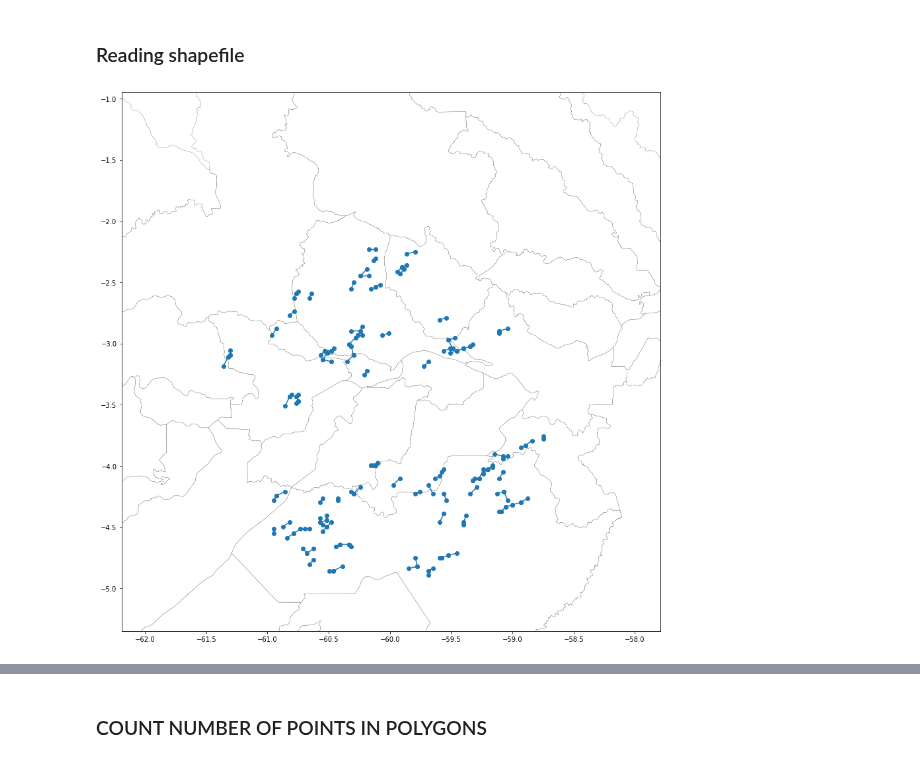
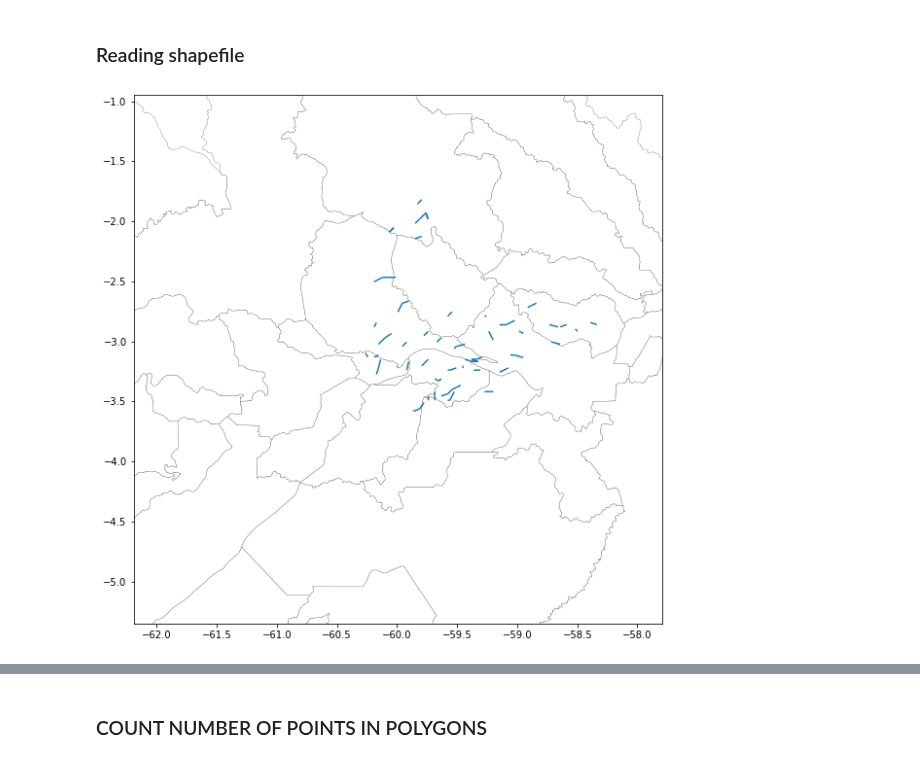
Before and after one commit to helvecioneto/CAP-394, a Jupyter notebook: 01-EDA.ipynb, the cells around one changed output, grey strips where cells are left out. Saved outputs shown, nothing was run; the diff lists cells and outputs as text; code cells hidden in the pictures.

```diff
--- a/01-EDA.ipynb
+++ b/01-EDA.ipynb
@@ -380,7 +380,7 @@ def createData(day,time,clusters,frames):
 
     return FAM1
 # %%
-day = 20150315
+day = 20140224
 time = 0
 frames = readData(day)
 pdata = pre_processing(frames[time])
@@ -456,6 +456,6 @@ for day in sorted(os.listdir(path)):
 # %% [markdown]
 ### 1.9.1 Plot Data
 # %%
-day = 20150315
+day = 20140224
 plot(0,day)
 # %% [output]
@@ -622,7 +618,6 @@ def calcDist(t1,t2):
     result['T1'] = arr
     result['T2'] = t2_.T2.values
 
-
     result['START_TIME'] = t1.index[0]
     result['END_TIME'] = t2.index[0]
     result['X2'] = (t2.IND_X.values)
@@ -634,6 +629,8 @@ def calcDist(t1,t2):
     lat1,lon1 = [],[]
     lat2,lon2 = [],[]
     dist = []
+    rfall1 = []
+    rfall2 = []
 
     for i in range(len(arr)):
         a = time1.loc[time1.ID_CLUS == arr[i]]
@@ -641,18 +638,26 @@ def calcDist(t1,t2):
         x1.append(a['IND_X'].values)
         y1.append(a['IND_Y'].values)
 
+        rfall1.append(a['RAIN_FALL'].values)
+        rfall2.append(b['RAIN_FALL'].values)
+
         lat1.append(a['LAT'].values)
         lon1.append(a['LON'].values)
+
 
     result['X1']= x1
     result['Y1']= y1
     result['LAT1'] = lat1
     result['LON1'] = lon1
+    result['R_FALL1'] = rfall1
+    result['R_FALL2'] = rfall2
 
     result['X1'] = result['X1'].str[0]
     result['Y1'] = result['Y1'].str[0]
     result['LAT1'] = result['LAT1'].str[0]
     result['LON1'] = result['LON1'].str[0]
+    result['R_FALL1'] = result['R_FALL1'].str[0]
+    result['R_FALL2'] = result['R_FALL2'].str[0]
 
     result = result.sort_values('T1')
     result = result.dropna()
@@ -678,6 +683,6 @@ def calcDist(t1,t2):
     for i,row in result.iterrows():
         vel.append(row.DIST/0.2)
     result['VELM'] = vel
-    result = result[['START_TIME','END_TIME','T1','T2','X1','Y1','X2','Y2','LAT1','LON1','LAT2','LON2','DIST','VELM','REL']]
+    result = result[['START_TIME','END_TIME','T1','T2','X1','Y1','X2','Y2','LAT1','LON1','LAT2','LON2','DIST','VELM','REL','R_FALL1','R_FALL2']]
 
     return result
@@ -1077,7 +1088,7 @@ import geopandas as gpd
 from shapely.geometry import Point, MultiPoint, LineString, shape
 from shapely import wkt
 # %%
-trk = tidy_trac2014['2014-01-03']
+trk = tidy_trac2014['2014-02-24-10':'2014-02-24-14']
 trk.head()
 # %% [output]
 |  | END_TIME | T1 | T2 | X1 | Y1 | X2 | Y2 | LAT1 | LON1 | LAT2 | LON2 | ... |
@@ -1137,15 +1148,15 @@ geo_points.head()
 # %%
 fp = "shapefiles/AM_Mun97_region/AM_Mun97_region.shp"
 amazonas = gpd.read_file(fp)
 amazonas.crs = {'init' :'epsg:4326'}
-base = amazonas.plot(color='white', edgecolor='black', linewidth=0.2, figsize=(15, 15))
+base = amazonas.plot(color='white', edgecolor='black', linewidth=0.2, figsize=(10, 10))
 base.set_ylim([-5.348556,-0.948556])
 base.set_xlim([-62.192,-57.7919999])
 
 lines = geo_lines.plot(ax=base)
-points = geo_points.plot(ax=base, marker='o')
+# points = geo_points.plot(ax=base, marker='o')
 # %% [output]
-[figure, old version]
+[figure, new version]
 # %%
 import folium
 from collections import namedtuple
```
Also changed, not shown: parts of 29 cells of this notebook, 39 other files.
